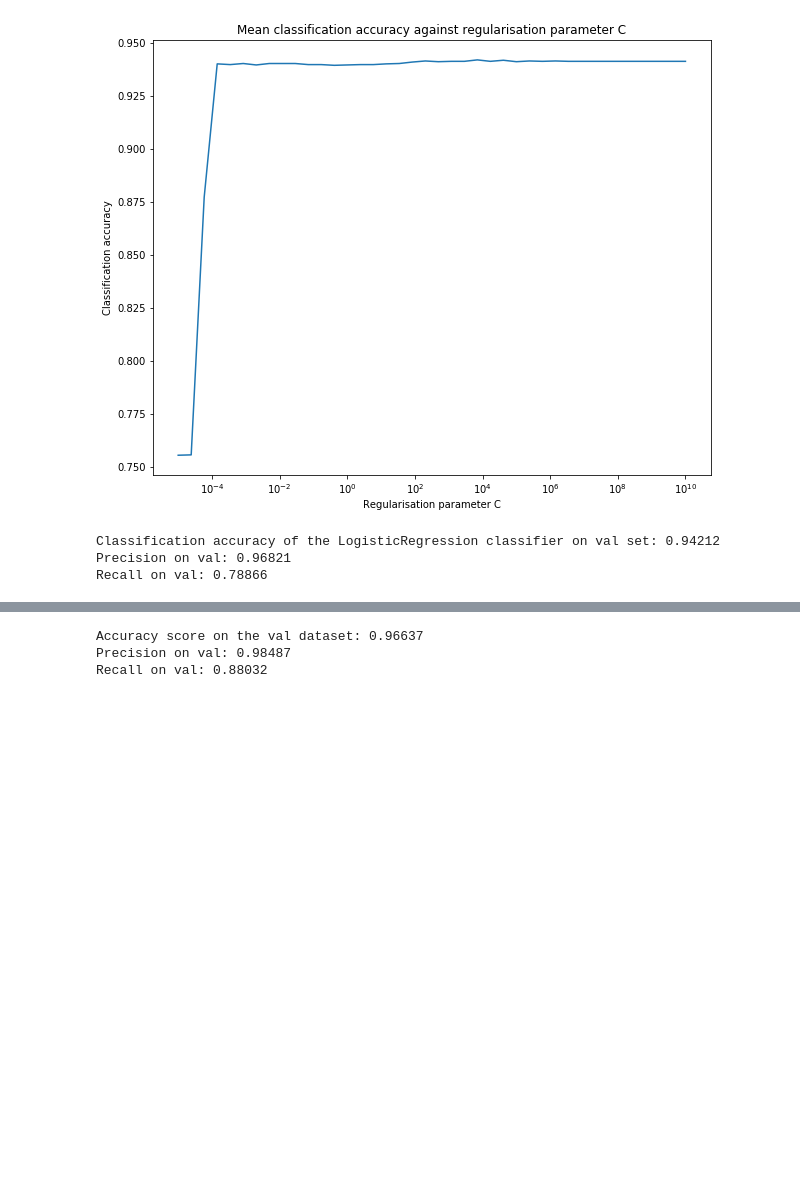
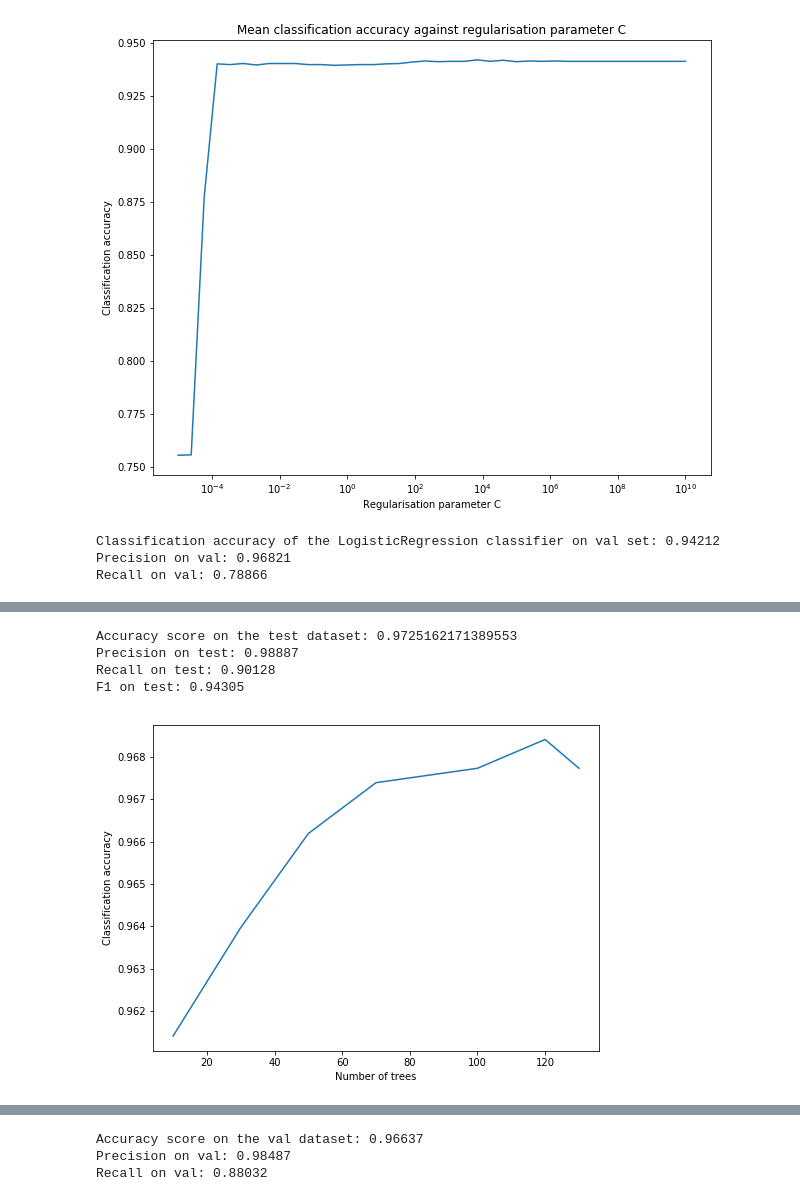
Before and after one commit to zsquaredz/predict_r_repo, a Jupyter notebook: Model_CreateEvent_mar_5_hyperparam_tune.ipynb, the cells around one changed output, grey strips where cells are left out. Drawn from its saved outputs; the diff is of its cells as text; code cells hidden in the pictures; blank space fills up the shorter version.

```diff
--- a/Model_CreateEvent_mar_5_hyperparam_tune.ipynb
+++ b/Model_CreateEvent_mar_5_hyperparam_tune.ipynb
@@ -277,3 +366,29 @@ Recall on val: 0.87964
+# %%
+rf = RandomForestClassifier(n_estimators=120, random_state=42)
+rf.fit(X_tr, y_tr)
+y_pred = rf.predict(X_test)
+p = precision_score(y_pred=y_pred,y_true=y_test, pos_label=1)
+r = recall_score(y_pred=y_pred, y_true=y_test, pos_label=1)
+accuracy_score_train = rf.score(X_test, y_test)
+f1 = f1_score(y_pred=y_pred, y_true=y_test, pos_label=1)
+print('Accuracy score on the test dataset: {}'.format(accuracy_score_train))
+print('Precision on test: {:.5f}'.format(p))
+print('Recall on test: {:.5f}'.format(r))
+print('F1 on test: {:.5f}'.format(f1))
+# %% [output]
+Accuracy score on the test dataset: 0.9725162171389553
+Precision on test: 0.98887
+Recall on test: 0.90128
+F1 on test: 0.94305
+# %%
+plt.figure(figsize=(8,6))
+plt.plot([10,30,50,70,100, 120, 130], [0.96141, 0.96397, 0.96619, 0.96739, 0.96773, 0.96841, 0.96773])
+plt.xlabel('Number of trees')
+plt.ylabel('Classification accuracy')
+# plt.title('Classification accuracy against regularisation parameter C')
+plt.show()
+# %% [output]
+[figure, added]
 # %%
 features = X.columns[:].values.tolist()
 important_features = rf.feature_importances_
```
Also changed, not shown: parts of 35 cells of this notebook.
